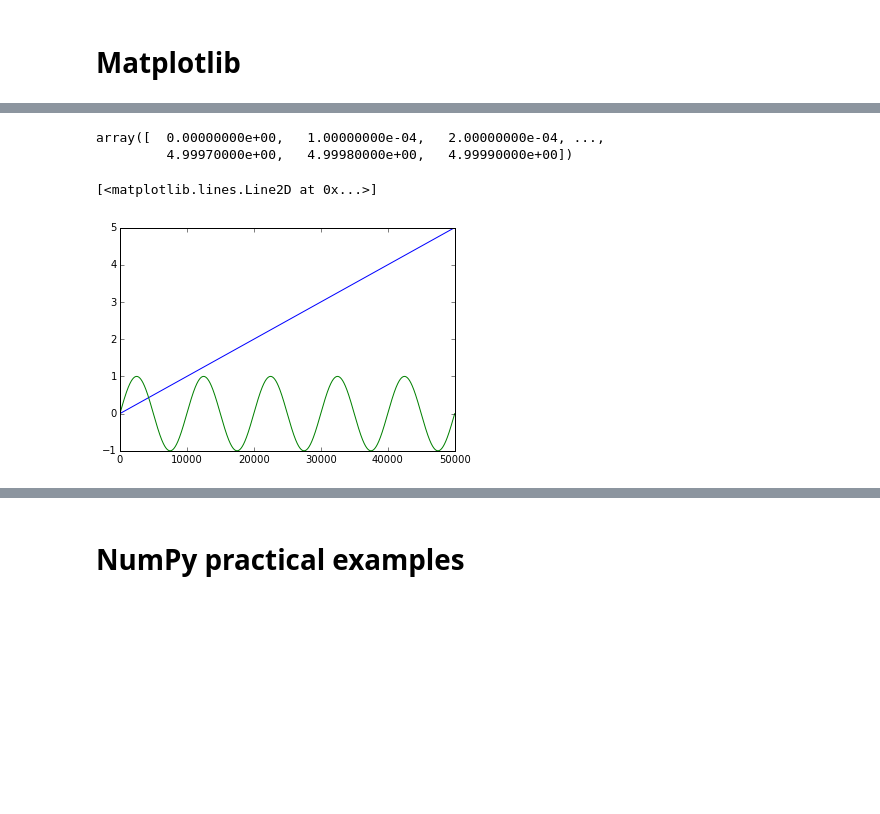
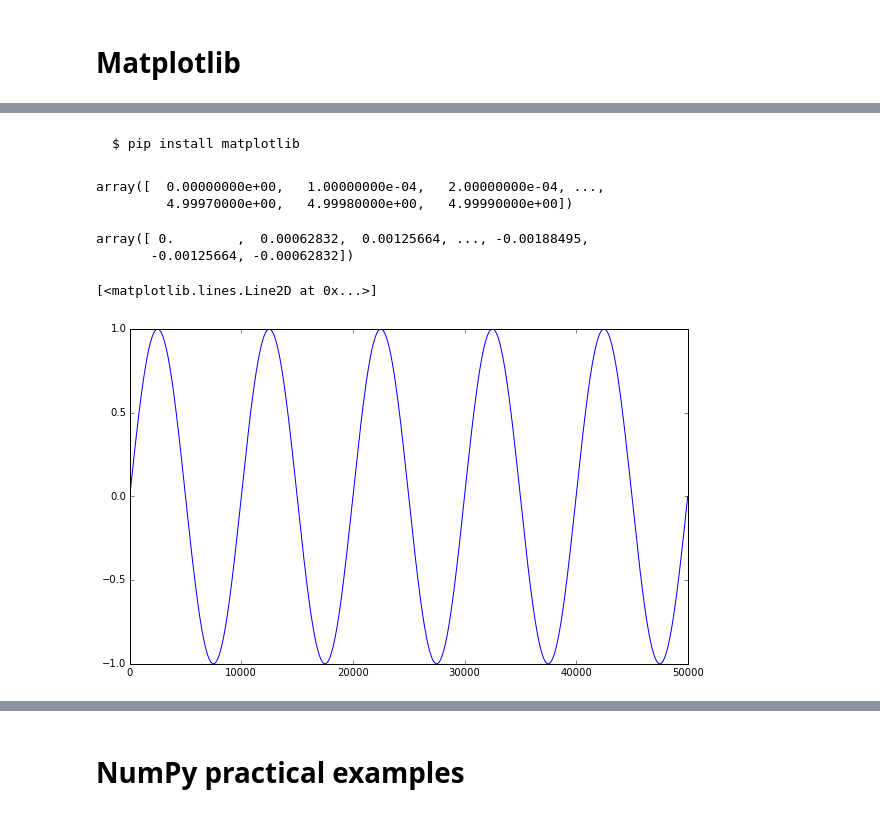
Before and after one commit to Ch00k/jupyter_numpy_overview, a Jupyter notebook: jupyter_numpy_overview.ipynb, the cells around one changed output, grey strips where cells are left out. Saved outputs shown, nothing was run; the diff lists cells and outputs as text; code cells hidden in the pictures; blank space fills up the shorter version.

````diff
--- a/jupyter_numpy_overview.ipynb
+++ b/jupyter_numpy_overview.ipynb
@@ -417,3 +415,7 @@ array([[ 5.,  8.,  0.],
+# %% [markdown]
+```
+$ pip install matplotlib
+```
 # %%
 %matplotlib inline
 # %%
@@ -425,11 +428,16 @@ x
 array([  0.00000000e+00,   1.00000000e-04,   2.00000000e-04, ...,
          4.99970000e+00,   4.99980000e+00,   4.99990000e+00])
 # %%
-plt.plot(x)
-plt.plot(np.sin(2 * np.pi * x))
+y = np.sin(2 * np.pi * x)
+y
 # %% [output]
-[<matplotlib.lines.Line2D at 0x...>]
+array([ 0.        ,  0.00062832,  0.00125664, ..., -0.00188495,
+       -0.00125664, -0.00062832])
-[figure, removed]
+# %%
+plt.plot(y)
+# %% [output]
+[<matplotlib.lines.Line2D at 0x...>]
+[figure, added]
 # %%
 import matplotlib.image as mpimg
 image = mpimg.imread('/tmp/uma.png')  # https://goo.gl/3OfCVv
````
Also changed, not shown: parts of 41 cells of this notebook.
